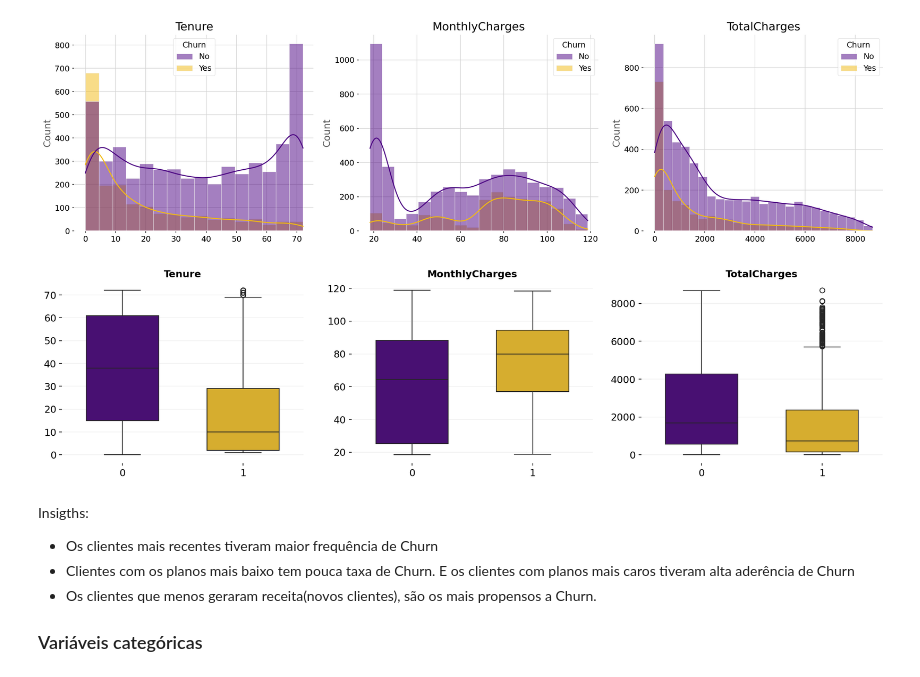
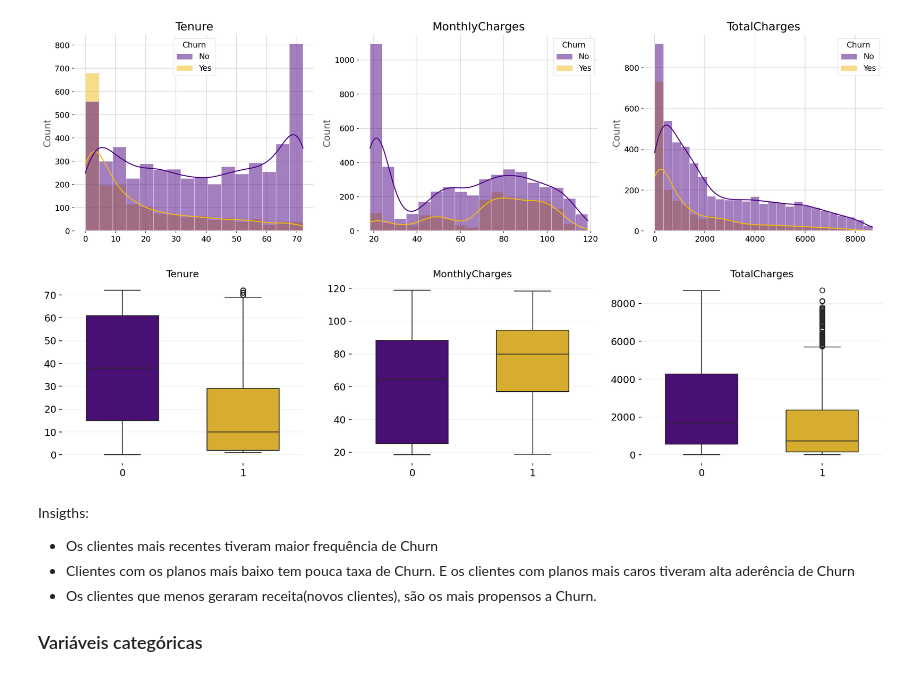
Before and after one commit to RebecaVBoas/Telco-Customer-Churn-Prediction, a Jupyter notebook: notebooks/EDA.ipynb, the cells around one changed output. Cells and saved outputs as stored; diff of their text form; code cells hidden in the pictures.

```diff
--- a/notebooks/EDA.ipynb
+++ b/notebooks/EDA.ipynb
@@ -553,20 +553,20 @@ plt.show()
 # %%
 fig, axes = plt.subplots(1, 3, figsize=(18, 4))
 axes = axes.flatten()
 
 colors = [ '#4B0082', '#F2BB13']
 
 for i, col in enumerate(numerical_features):
     sns.boxplot(data=df_train, x=target, y=col, ax=axes[i], hue=target, palette=colors, width=0.6,  legend = False)
 
-    axes[i].set_title(col, fontweight='bold', fontsize=12)
+    axes[i].set_title(col, fontsize=12)
     axes[i].set_xlabel('')
     axes[i].set_ylabel('')
 
     axes[i].yaxis.grid(True, linestyle='-', alpha=0.3)
     sns.despine(ax=axes[i], left=True)
 # %% [output]
-[figure, old version]
+[figure, new version]
 # %% [markdown]
 Insigths:
 
```
Also changed, not shown: parts of 2 cells of this notebook, 1 other file.
